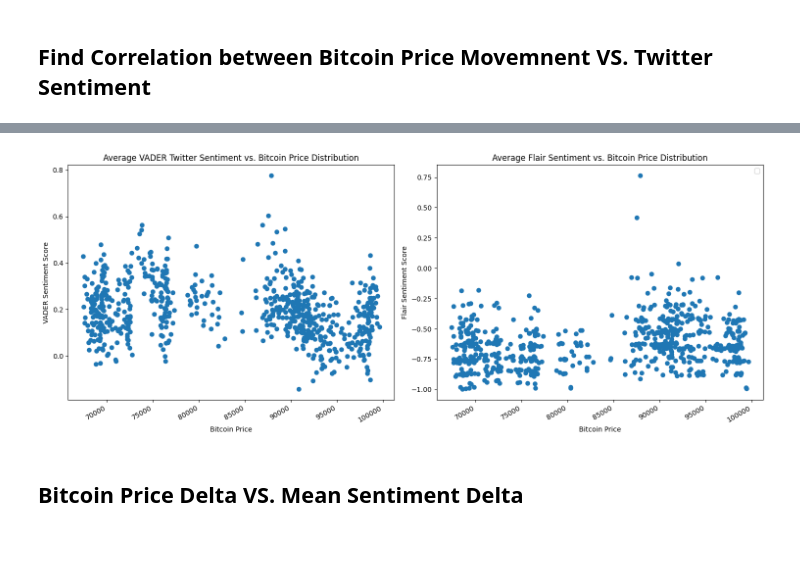
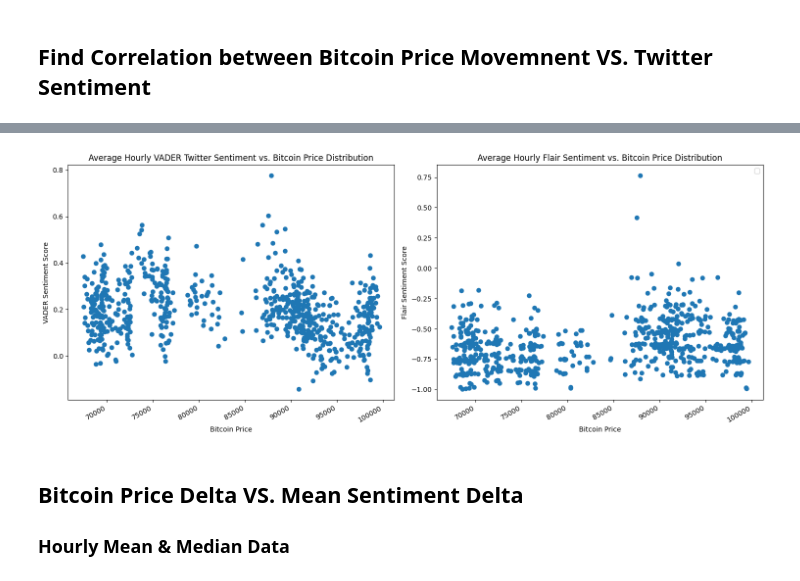
Before and after one commit to RubyQianru/Crypto-Price-and-Twitter-Sentimental-Analysis, a Jupyter notebook: main.ipynb, the cells around one changed output, grey strips where cells are left out. Saved outputs shown, nothing was run; the diff lists cells and outputs as text; code cells hidden in the pictures; blank space fills up the shorter version.

```diff
--- a/main.ipynb
+++ b/main.ipynb
@@ -555,22 +502,23 @@ hr_btc_tw.head(5)
 # %%
 # Twitter sentiment vs. bitcoin price distribution
 f, ax = plt.subplots(1, 2, figsize=(15, 6))
 
 ax[0].scatter(hr_btc_tw['price'], hr_btc_tw['vd_compound'])
 ax[0].set_xlabel("Bitcoin Price")
 ax[0].set_ylabel("VADER Sentiment Score")
-ax[0].set_title("Average VADER Twitter Sentiment vs. Bitcoin Price Distribution")
+ax[0].set_title("Average Hourly VADER Twitter Sentiment vs. Bitcoin Price Distribution")
 
 ax[1].scatter(hr_btc_tw['price'], hr_btc_tw['fl_confidence'] )
 ax[1].set_xlabel("Bitcoin Price")
 ax[1].set_ylabel("Flair Sentiment Score")
-ax[1].set_title("Average Flair Sentiment vs. Bitcoin Price Distribution")
+ax[1].set_title("Average Hourly Flair Sentiment vs. Bitcoin Price Distribution")
 
 plt.gcf().autofmt_xdate()
 plt.tight_layout()
 plt.legend()
 plt.show()
 # %% [output]
-[figure, old version]
+[figure, new version]
 # %% [markdown]
 ## Bitcoin Price Delta VS. Mean Sentiment Delta
+### Hourly Mean & Median Data
```
Also changed, not shown: parts of 42 cells of this notebook.
